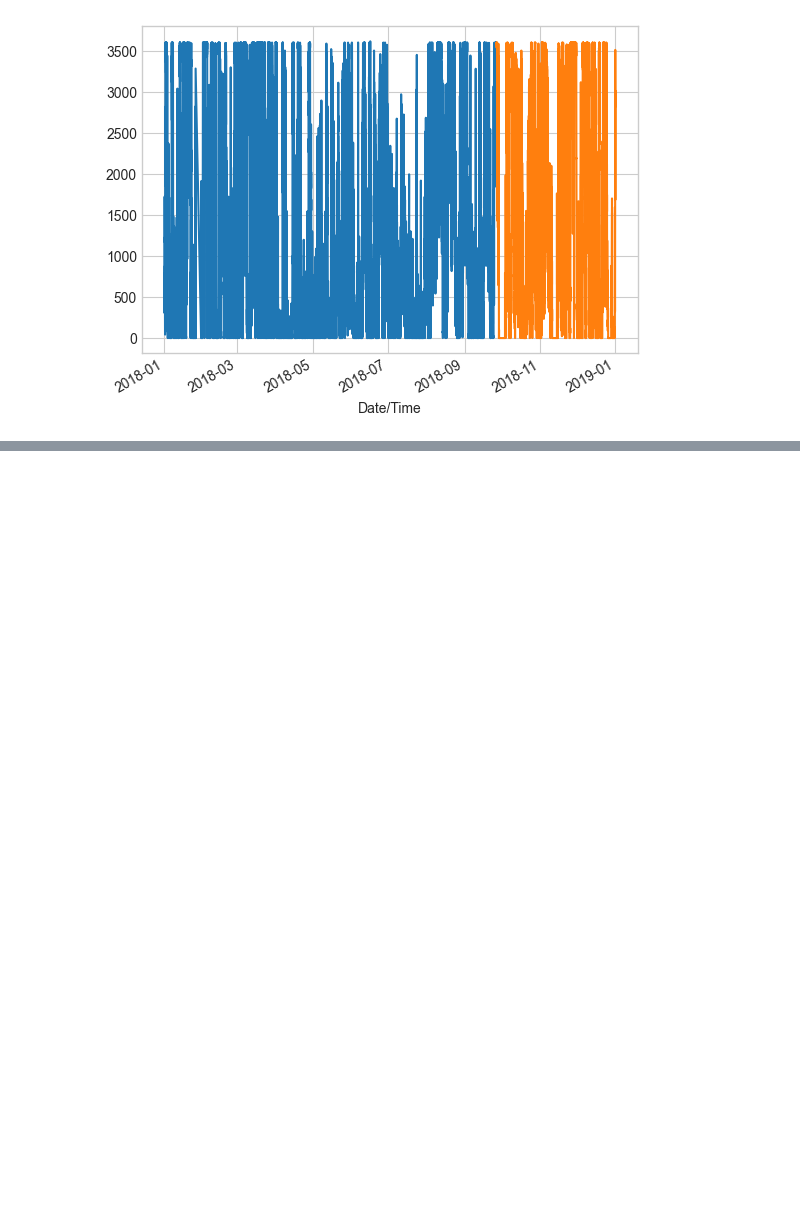
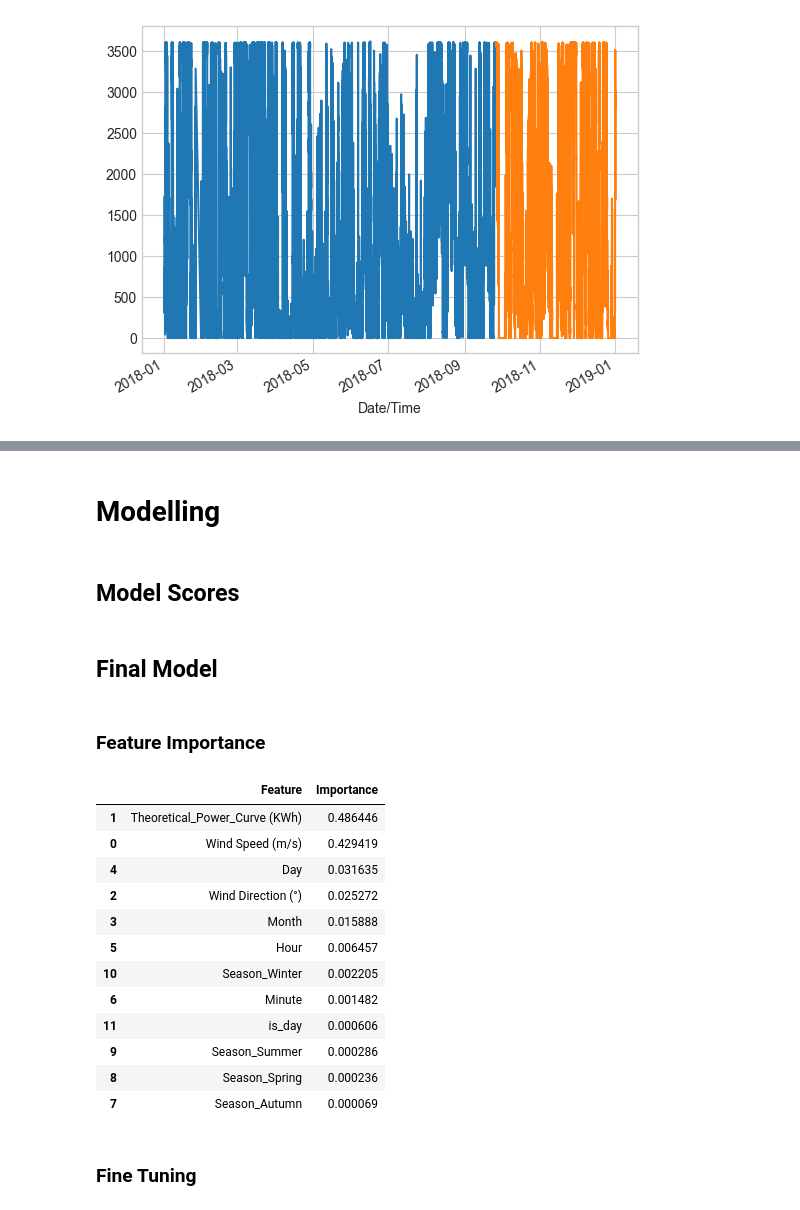
Before and after one commit to JotaN98/MScDataScience_AI, a Jupyter notebook: Final Project/final_project.ipynb, the cells around one changed output, grey strips where cells are left out. Drawn from its saved outputs; the diff is of its cells as text; code cells hidden in the pictures; blank space fills up the shorter version.

```diff
--- a/Final Project/final_project.ipynb
+++ b/Final Project/final_project.ipynb
@@ -251,6 +255,9 @@ df = pd.get_dummies(df, columns=['Season'], prefix='Season')
 # %%
 # Binary Encoding Night or Day Feature
 df['is_day'] = df['night_or_day'].map({'day': 1, 'night': 0})
+
+# Drop nigh_or_day feature
+df.drop(columns=['night_or_day'], inplace=True)
 # %% [markdown]
 ## Data Splitting
 # %%
@@ -273,0 +286,26 @@ y_test.groupby('Date/Time').mean().plot()
+# %%
+from sklearn.preprocessing import StandardScaler
+
+# Picking only the relevant columns to standardize
+std_col = ['Wind Speed (m/s)', 'Theoretical_Power_Curve (KWh)']
+
+scaler = StandardScaler()
+
+# Fit only on training data
+scaler.fit(X_train[std_col])
+
+# Transform both train and test
+X_train_scaled = scaler.transform(X_train[std_col])
+X_test_scaled = scaler.transform(X_test[std_col])
+
+# Convert back to DataFrame
+X_train_scaled = pd.DataFrame(X_train_scaled, columns=std_col, index=X_train.index)
+X_test_scaled = pd.DataFrame(X_test_scaled, columns=std_col, index=X_test.index)
+
+# Create a full copy of the original feature sets
+X_train_final = X_train.copy()
+X_test_final = X_test.copy()
+
+# Overwrite the raw columns with the scaled versions
+X_train_final[std_col] = X_train_scaled
+X_test_final[std_col] = X_test_scaled
@@ -274,2 +344,41 @@ y_test.groupby('Date/Time').mean().plot()
+# %% [markdown]
+# Modelling
 # %%
 # TODO Feature Importance & Modelling
+# %% [markdown]
+## Model Scores
+# %% [markdown]
+## Final Model
+# %% [markdown]
+### Feature Importance
+# %%
+from sklearn.ensemble import RandomForestRegressor
+
+#Create and train a Random Forest regressor
+model=RandomForestRegressor(random_state=42)
+model.fit(X_train_final,y_train)
+feature_importance=model.feature_importances_
+
+#Create a DataFrame to associate feature names with their importances
+feature_importance_df = pd.DataFrame({'Feature':X_train_final.columns,'Importance':feature_importance})
+
+#Sort feature by importance
+feature_importance_df = feature_importance_df.sort_values(by='Importance',ascending=False)
+
+feature_importance_df
+# %% [output]
+|  | Feature | Importance |
+| 1 | Theoretical_Power_Curve (KWh) | 0.486446 |
+| 0 | Wind Speed (m/s) | 0.429419 |
+| 4 | Day | 0.031635 |
+| 2 | Wind Direction (°) | 0.025272 |
+| 3 | Month | 0.015888 |
+| 5 | Hour | 0.006457 |
+| 10 | Season_Winter | 0.002205 |
+| 6 | Minute | 0.001482 |
+| 11 | is_day | 0.000606 |
+| 9 | Season_Summer | 0.000286 |
+| 8 | Season_Spring | 0.000236 |
+| 7 | Season_Autumn | 0.000069 |
+# %% [markdown]
+### Fine Tuning
```
Also changed, not shown: parts of 6 cells of this notebook.
